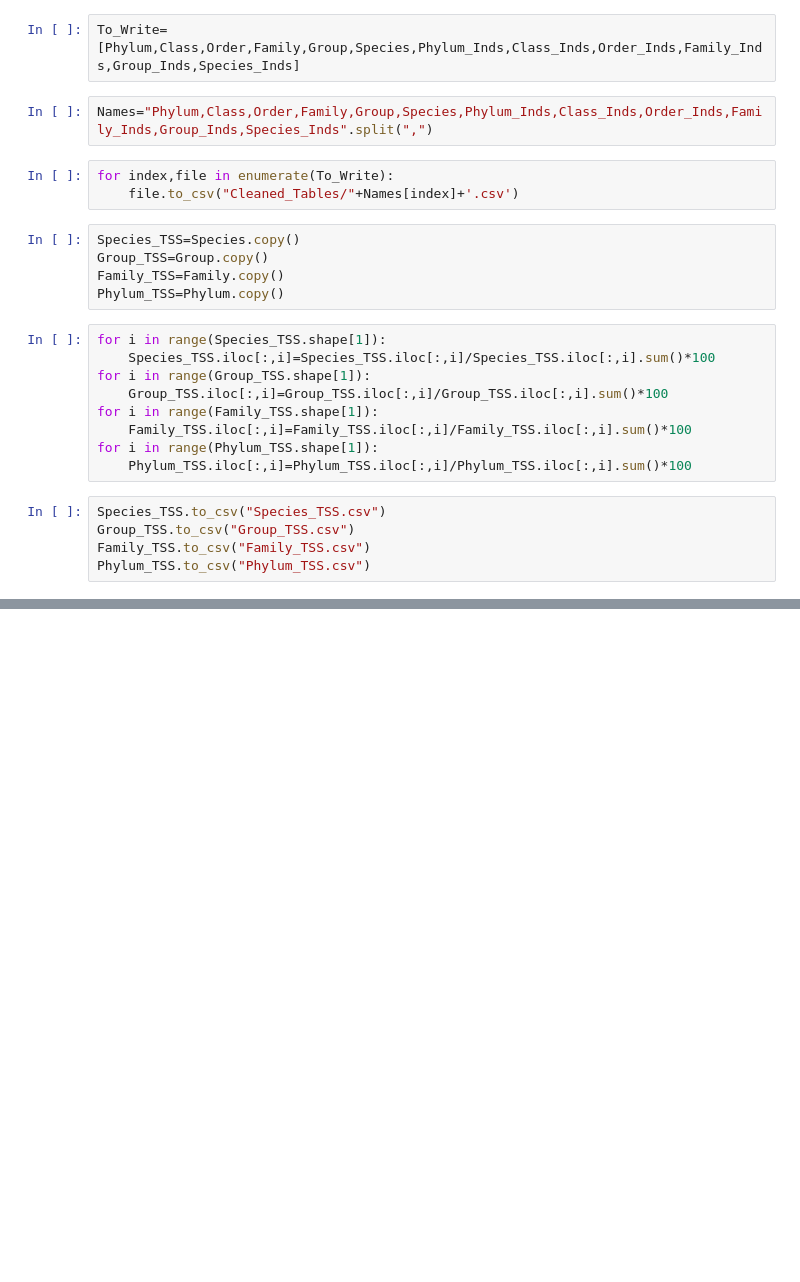
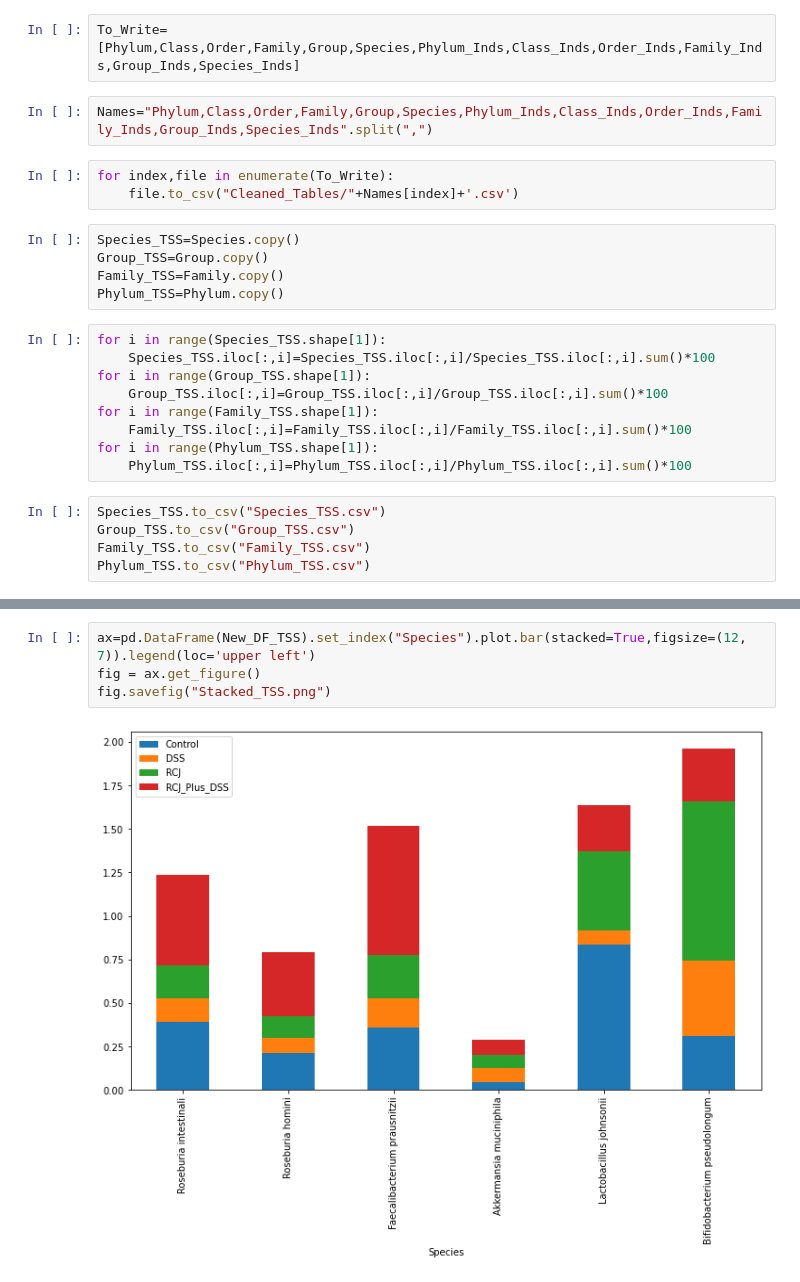
Before and after one commit to chan-csu/RCJ_Megtagenomics, a Jupyter notebook: Kraken2Outputs/Data_Analysis.ipynb, the cells around one changed output, grey strips where cells are left out. Cells and saved outputs as stored; diff of their text form; blank space fills up the shorter version.

```diff
--- a/Kraken2Outputs/Data_Analysis.ipynb
+++ b/Kraken2Outputs/Data_Analysis.ipynb
@@ -101,0 +144,6 @@ Name: Start, Length: 283, dtype: float64
+# %%
+ax=pd.DataFrame(New_DF_TSS).set_index("Species").plot.bar(stacked=True,figsize=(12, 7)).legend(loc='upper left')
+fig = ax.get_figure()
+fig.savefig("Stacked_TSS.png")
+# %% [output]
+[figure, added]
```
Also changed, not shown: parts of 17 cells of this notebook, 8 other files.
